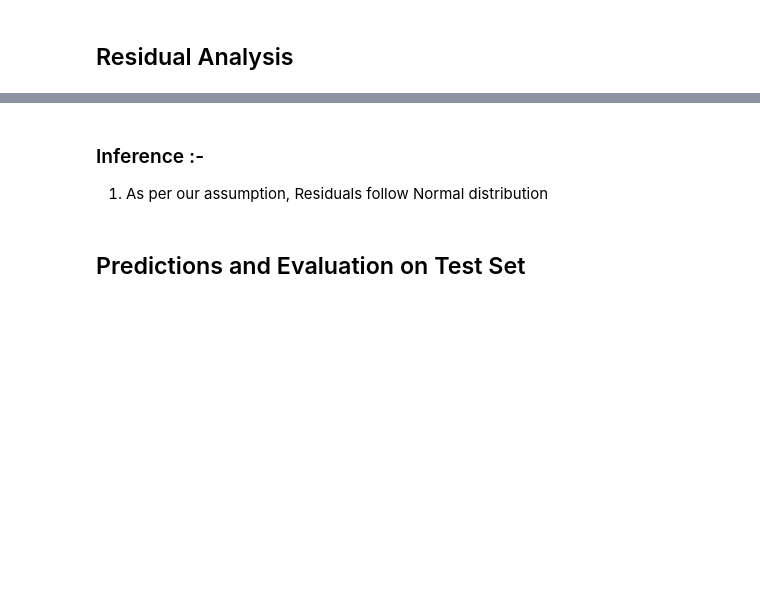
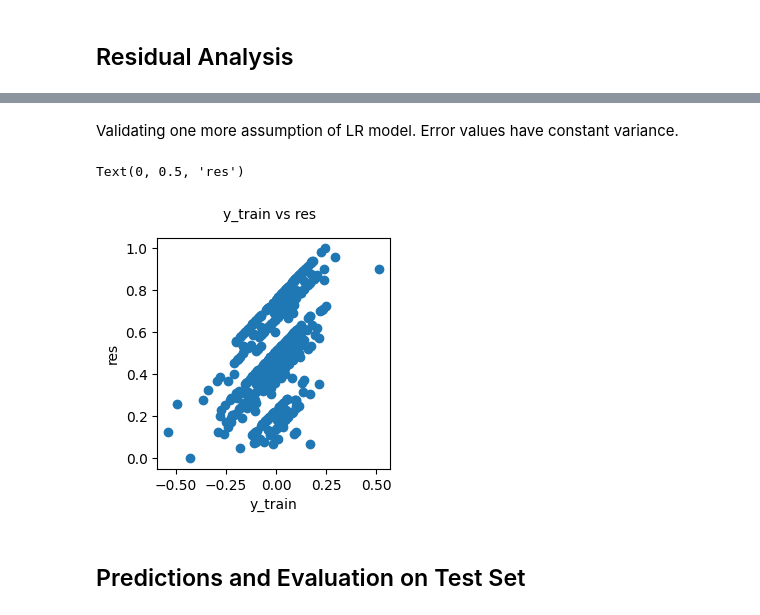
Before and after one commit to GopalS1208/BikeSharingCaseStudy, a Jupyter notebook: BikeSharingCaseStudy.ipynb, the cells around one changed output, grey strips where cells are left out. Cells and saved outputs as stored; diff of their text form; code cells hidden in the pictures; blank space fills up the shorter version.

```diff
--- a/BikeSharingCaseStudy.ipynb
+++ b/BikeSharingCaseStudy.ipynb
@@ -612,6 +627,14 @@ sns.distplot(res)
-# %% [markdown]
-### Inference :-
-1. As per our assumption, Residuals follow Normal distribution
+# %% [markdown]
+Validating one more assumption of LR model. Error values have constant variance.
+# %%
+fig = plt.figure(figsize=(3,3))
+plt.scatter(res, y_train)
+fig.suptitle('y_train vs res', fontsize = 10)
+plt.xlabel('y_train', fontsize = 10)
+plt.ylabel('res', fontsize = 10)
+# %% [output]
+Text(0, 0.5, 'res')
+[figure, added]
 # %% [markdown]
 ## Predictions and Evaluation on Test Set
 # %%
```
Also changed, not shown: parts of 27 cells of this notebook, 1 other file.
